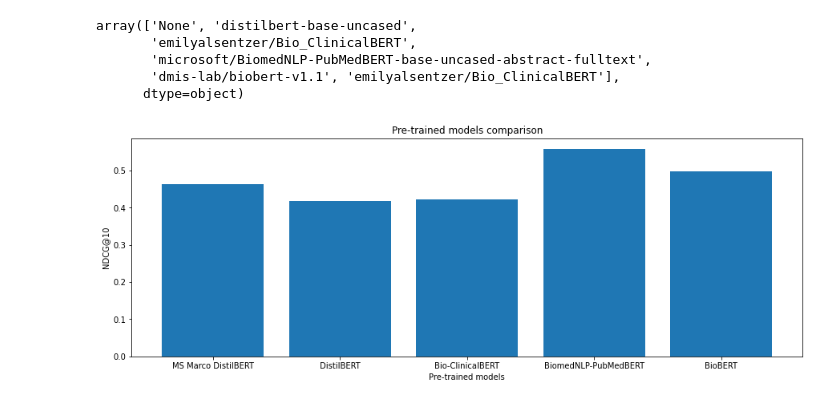
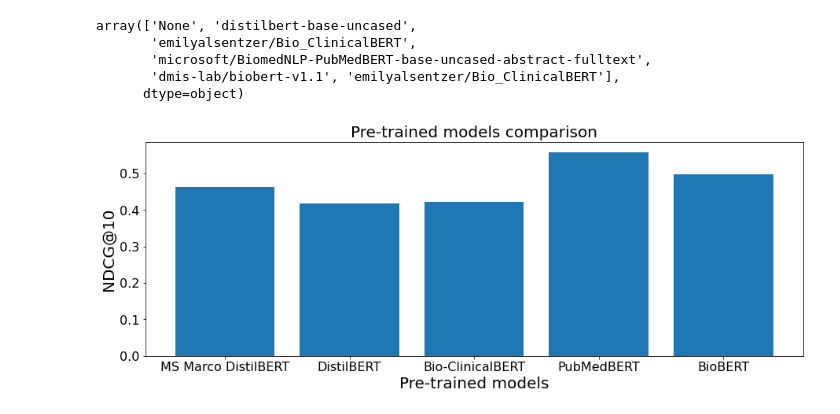
Before and after one commit to thatsnoi/CovidSearch, a Jupyter notebook: notebooks/evaluate.ipynb, the cells around one changed output. Cells and saved outputs as stored; diff of their text form; code cells hidden in the pictures.

Commit message:
update figures

```diff
--- a/notebooks/evaluate.ipynb
+++ b/notebooks/evaluate.ipynb
@@ -39,8 +39,6 @@ Shutting down background jobs, please wait a moment...
 Done!
 Explore the metadata in the Neptune app:
 https://app.neptune.ai/noahjadallah/TREC-Covid/metadata
-# %%
-df = df.to_pandas()
 # %%
 df.columns
 # %% [output]
@@ -86,15 +84,16 @@ array(['None', 'distilbert-base-uncased',
 # %%
 import matplotlib.pyplot as plt
 
-models = ["MS Marco DistilBERT", "DistilBERT", "Bio-ClinicalBERT", "BiomedNLP-PubMedBERT", "BioBERT", "Bio-ClinicalBERT"]
+models = ["MS Marco DistilBERT", "DistilBERT", "Bio-ClinicalBERT", "PubMedBERT", "BioBERT", "Bio-ClinicalBERT"]
+plt.rcParams['font.size'] = '16'
 plt.figure(figsize=(15, 5))
 plt.bar(models, df_eval_pre_trained['eval/ndcg/NDCG@10'].values)
-plt.title('Pre-trained models comparison')
-plt.xlabel('Pre-trained models')
-plt.ylabel('NDCG@10')
+plt.title('Pre-trained models comparison', fontsize=20)
+plt.xlabel('Pre-trained models', fontsize=20)
+plt.ylabel('NDCG@10', fontsize=20)
 plt.show()
 # %% [output]
-[figure, old version]
+[figure, new version]
 # %%
 import matplotlib.pyplot as plt
 
```
Also changed, not shown: parts of 13 cells of this notebook.
